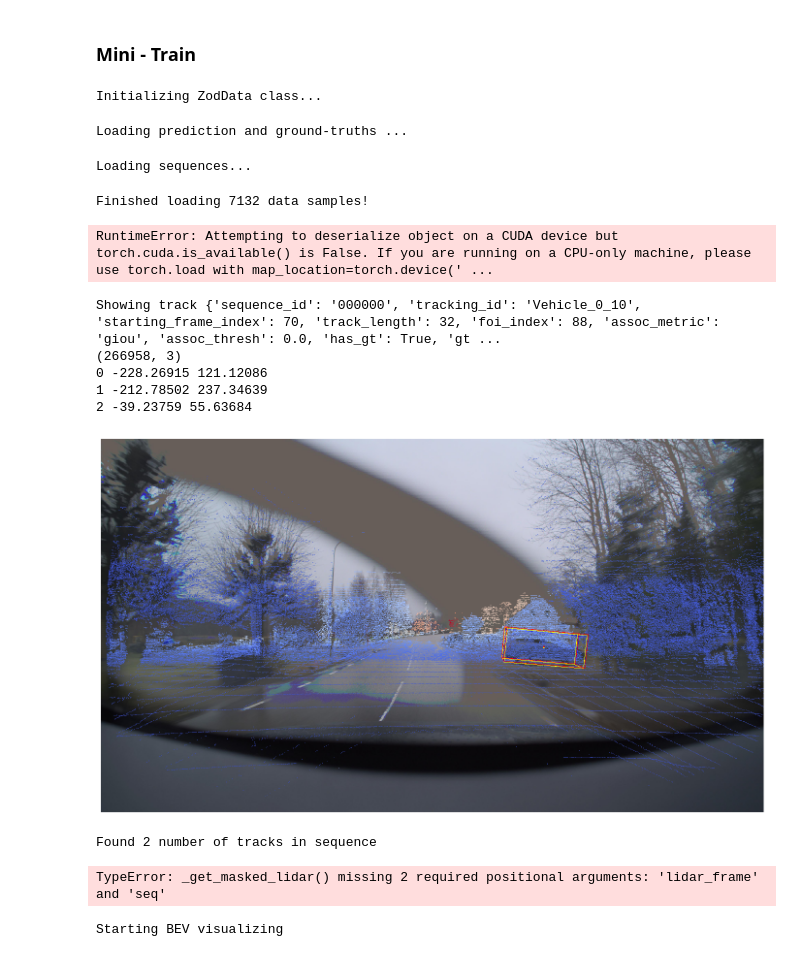
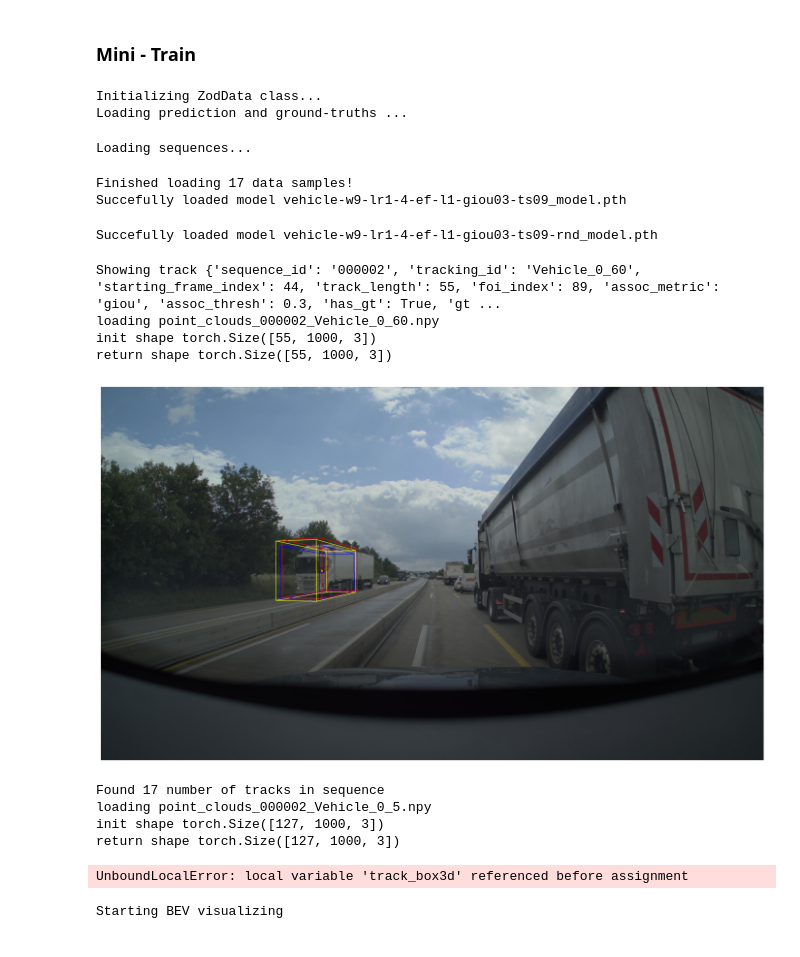
Before and after one commit to ajansbin/thesis-autoann, a Jupyter notebook: Visualizer/autoannvisualizer/vis_example.ipynb, the cells around one changed output. Drawn from its saved outputs; the diff is of its cells as text; code cells hidden in the pictures.

Commit message:
Updates in smoother and visualizer

```diff
--- a/Visualizer/autoannvisualizer/vis_example.ipynb
+++ b/Visualizer/autoannvisualizer/vis_example.ipynb
@@ -6,51 +6,59 @@ import visualizer
 importlib.reload(visualizer)
 import visualizer
 
-conf_name = 'w9-rndslides-lr3-3-wd1-3-scheduler_conf.json'
-conf_path = f'/staging/agp/masterthesis/2023autoann/storage/smoothing/autoannsmoothing/pc-track/{conf_name}'
+conf_name = 'vehicle-w9-lr1-4-ef-l1-giou03-ts09_conf.json'
+conf_path = f'/staging/agp/masterthesis/2023autoann/storage/smoothing/autoannsmoothing/results/pc-track/{conf_name}'
 version = 'mini'
-split = "train"
-result_path = f"/staging/agp/masterthesis/2023autoann/storage/tracking/SimpleTrack_zod_{version}_{split}/results/Vehicle/results.json"
+split = "val"
+result_path = f"/staging/agp/masterthesis/2023autoann/storage/tracking/SimpleTrack_zod_{version}_{split}_1/results/Vehicle/results.json"
 data_path = "/datasets/zod/zodv2"
-model_name= 'w9-rndslides-lr3-3-wd1-3-scheduler_model.pth'
-model_path = f'/staging/agp/masterthesis/2023autoann/storage/smoothing/autoannsmoothing/pc-track/{model_name}'
+model_name= 'vehicle-w9-lr1-4-ef-l1-giou03-ts09_model.pth'
+model_path = f'/staging/agp/masterthesis/2023autoann/storage/smoothing/autoannsmoothing/results/pc-track/{model_name}'
 remove_non_foi_tracks = True
-remove_non_gt_tracks = True
+remove_non_gt_tracks = False
 
 viz_mini = visualizer.VisualizeResults(conf_path, version, split, result_path, data_path, remove_non_foi_tracks, remove_non_gt_tracks)
 viz_mini.load_model(model_path)
 # %% [output]
 Initializing ZodData class...
+Loading prediction and ground-truths ...
-Loading prediction and ground-truths ...
+Loading sequences...
-Loading sequences...
+Finished loading 17 data samples!
+Succefully loaded model vehicle-w9-lr1-4-ef-l1-giou03-ts09_model.pth
-Finished loading 7132 data samples!
-RuntimeError: Attempting to deserialize object on a CUDA device but torch.cuda.is_available() is False. If you are running on a CPU-only machine, please use torch.load with map_location=torch.device(' ...
+# %%
+### Load new model ###
+model_path = '/staging/agp/masterthesis/2023autoann/storage/smoothing/autoannsmoothing/results/pc-track/vehicle-w9-lr1-4-ef-l1-giou03-ts09-rnd_model.pth'
+viz_mini.load_model(model_path)
+# %% [output]
+Succefully loaded model vehicle-w9-lr1-4-ef-l1-giou03-ts09-rnd_model.pth
 # %%
-track_index = 0
-frame_track_index = 20
-viz_mini.plot_track_index(track_index, frame_track_index, show_lidar=True, show_det=True, show_ref=True, show_gt=True, score_thresh=0.5)
+track_index = 9
+frame_track_index = 45
+viz_mini.plot_track_index(track_index, frame_track_index, show_lidar=False, show_det=True, show_ref=True, show_gt=True, score_thresh=0)
 # %% [output]
-Showing track {'sequence_id': '000000', 'tracking_id': 'Vehicle_0_10', 'starting_frame_index': 70, 'track_length': 32, 'foi_index': 88, 'assoc_metric': 'giou', 'assoc_thresh': 0.0, 'has_gt': True, 'gt ...
-(266958, 3)
-0 -228.26915 121.12086
-1 -212.78502 237.34639
-2 -39.23759 55.63684
+Showing track {'sequence_id': '000002', 'tracking_id': 'Vehicle_0_60', 'starting_frame_index': 44, 'track_length': 55, 'foi_index': 89, 'assoc_metric': 'giou', 'assoc_thresh': 0.3, 'has_gt': True, 'gt ...
+loading point_clouds_000002_Vehicle_0_60.npy
+init shape torch.Size([55, 1000, 3])
+return shape torch.Size([55, 1000, 3])
-[figure, old version]
+[figure, new version]
 # %%
-seq_id = '000000'
+seq_id = '000002'
 out_dir = '/staging/agp/masterthesis/2023autoann/storage/smoothing/autoannsmoothing/viz'
 gif_name = f'sequence_tracks_{seq_id}_new.gif'
 step = 2
 duration = 400
-show_lidar = True
+show_lidar = False
 show_det = True
 show_ref = True
 show_gt = False
 
 viz_mini.generate_sequence_gif(seq_id, out_dir, gif_name, step, duration, show_lidar, show_det, show_ref, show_gt)
 # %% [output]
-Found 2 number of tracks in sequence
+Found 17 number of tracks in sequence
+loading point_clouds_000002_Vehicle_0_5.npy
+init shape torch.Size([127, 1000, 3])
+return shape torch.Size([127, 1000, 3])
-TypeError: _get_masked_lidar() missing 2 required positional arguments: 'lidar_frame' and 'seq'
+UnboundLocalError: local variable 'track_box3d' referenced before assignment
 # %%
 viz_mini.plot_bev(
             '001042',
```
Also changed, not shown: 14 other files.
